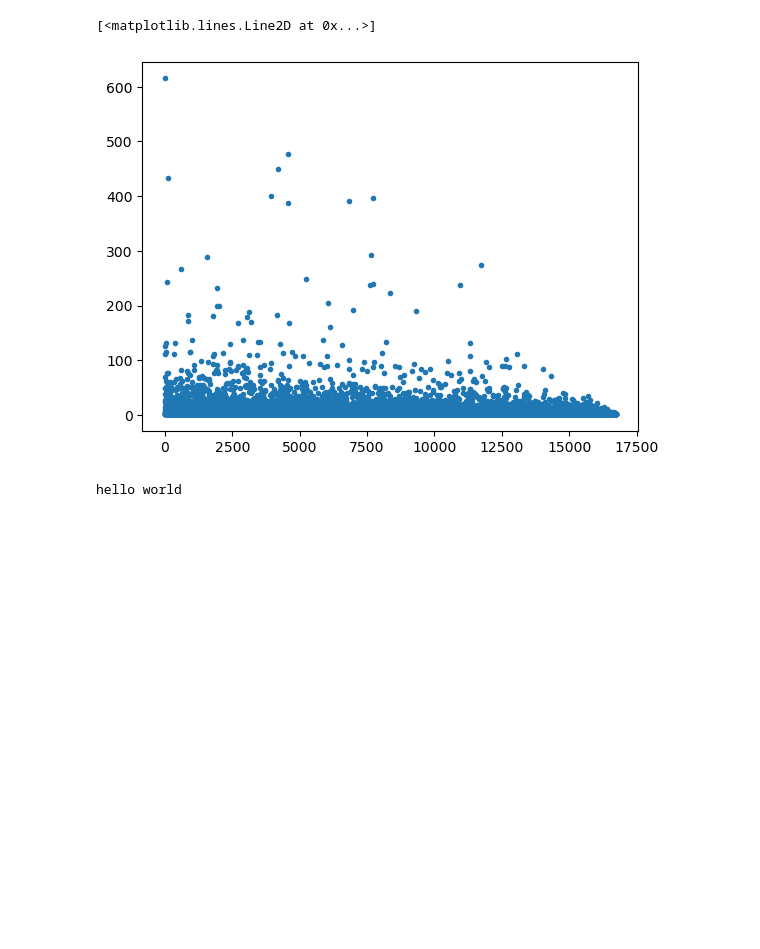
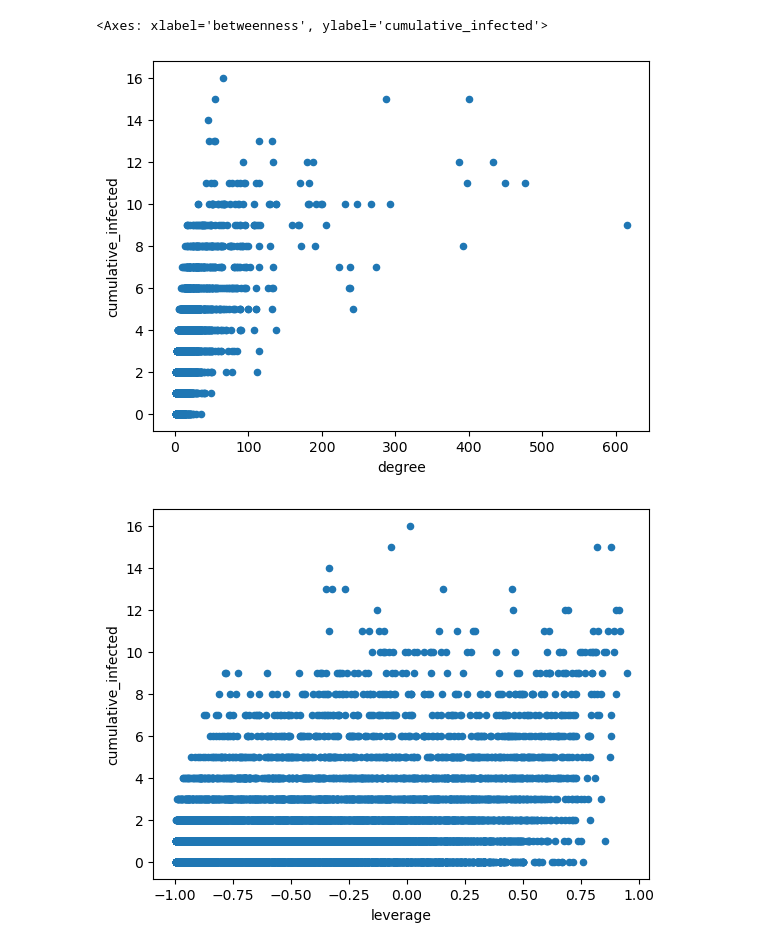
Before and after one commit to tbloemen/cn-final-project, a Jupyter notebook: infecs_vs_node_props.ipynb, the cells around one changed output. Cells and saved outputs as stored; diff of their text form; code cells hidden in the pictures; blank space fills up the shorter version.

Commit message:
finalized code for infections vs node props

```diff
--- a/infecs_vs_node_props.ipynb
+++ b/infecs_vs_node_props.ipynb
@@ -70,69 +49,8 @@ plt.plot(L_arr, '.')
-# %%
-plt.plot(deg_arr, '.')
-# %% [output]
-[<matplotlib.lines.Line2D at 0x...>]
-[figure, removed]
-# %%
-def leverage_centrality(g, weight=None):
-    """
-    Compute node leverage (a.k.a. leverage centrality) for all vertices.
-
-    Parameters
-    ----------
-    g : graph_tool.Graph
-        The graph (directed or undirected).
-    weight : graph_tool.EdgePropertyMap (optional)
-        If provided, computes a weighted variant using node strength
-        and weighting each neighbor contribution by the edge weight.
-
-    Returns
-    -------
-    L : graph_tool.VertexPropertyMap (double)
-        Leverage score for each vertex.
-    """
-    # use out-degree for both directed/undirected; for undirected it's fine
-    deg = g.degree_property_map("total").a
-    # for v in g.vertices():
-    #     deg[v] = v.out_degree()
-
-    # if weight is not None:
-    #     # precompute node strengths (sum of incident weights)
-    #     strength = g.new_vertex_property("double")
-    #     for v in g.vertices():
-    #         s = 0.0
-    #         for e in v.out_edges():
-    #             s += weight[e]
-    #         strength[v] = s
-
-    L = g.new_vertex_property("double")
-
-    for v in g.vertices():
-        ki = deg[v]
-        if ki == 0:
-            L[v] = 0.0
-            continue
-
-        accum = 0.0
-        norm = ki
-
-        if weight is None:
-            for e in v.out_edges():
-                u = e.target()
-                kj = deg[u]
-                accum += (ki - kj) / (ki + kj)
-        # else:
-        #     norm = strength[v]
-        #     if norm == 0:
-        #         L[v] = 0.0
-        #         continue
-        #     for e in v.out_edges():
-        #         u = e.target()
-        #         kj = deg[u]
-        #         wij = weight[e]
-        #         accum += wij * (ki - kj) / (ki + kj)
-
-        L[v] = accum / norm
-
-    return L
-# %% [output]
-hello world
+# %%
+df.plot.scatter(x="degree", y="cumulative_infected")
+df.plot.scatter(x="leverage", y="cumulative_infected")
+df.plot.scatter(x="betweenness", y="cumulative_infected")
+# %% [output]
+<Axes: xlabel='betweenness', ylabel='cumulative_infected'>
+[figure, added]
+[figure, added]
```
Also changed, not shown: parts of 9 cells of this notebook, 3 other files.
